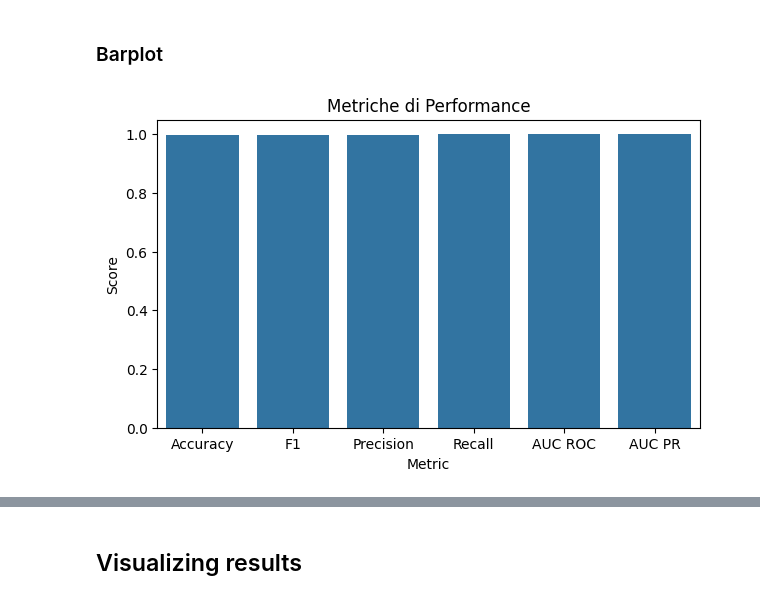
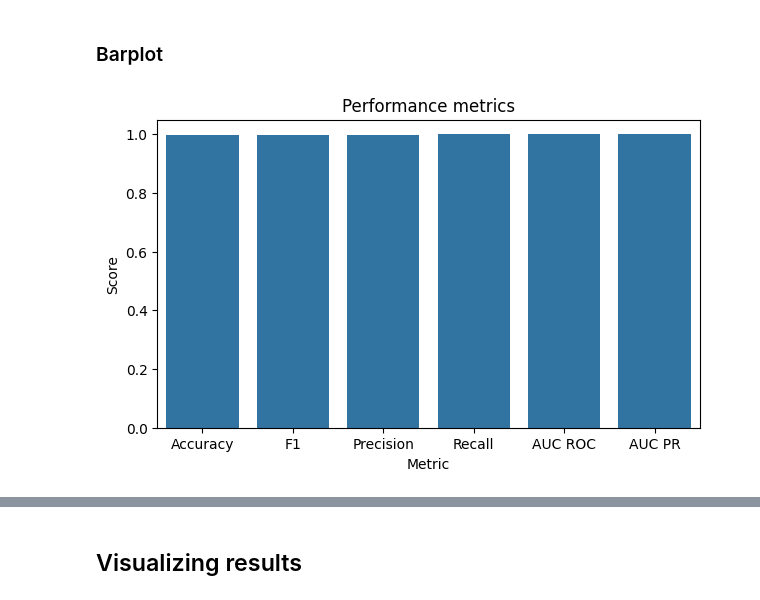
Before and after one commit to FedericoPrimo/Intrusion-Detection-Classifier, a Jupyter notebook: progetto.ipynb, the cells around one changed output, grey strips where cells are left out. Cells and saved outputs as stored; diff of their text form; code cells hidden in the pictures.

```diff
--- a/progetto.ipynb
+++ b/progetto.ipynb
@@ -87,10 +186,9 @@ y_filtered = y[mask]
 # %%
-X_filtered = X_filtered.drop(columns=['label'])
+# y_multiclass is the multiclass classification target variable
+# y_bin is the binary classification target variable
+y_multiclass = y_train.copy()
+y_bin = y_train.apply(lambda x: 1 if x == 'normal.' else 0)
 
-# y_multiclass is the multiclass classification target variable
-y_multiclass = y_filtered
-# y_bin is the binary classification target variable
-y_bin = y_filtered.apply(lambda x: 1 if x == 'normal.' else 0)
 print(y_bin.value_counts())
 # %% [output]
 label
@@ -161,0 +276,5 @@ Risultati comparativi cross-validation:
+# %%
+if os.path.exists("best_rf_params_bin.json"):
+  best_params_bin = load_gridsearch_results(prefix="rf", suffix="bin")
+else:
+  print("File 'best_rf_params_bin.json' not found.")
@@ -307,7 +444,7 @@ plt.show()
 # %% [markdown]
 ### ROC + AUC
 # %%
-fpr, tpr, thresholds = roc_curve(y_test, y_proba)
+fpr, tpr, thresholds = roc_curve(y_test_bin, y_proba)
 roc_auc = auc(fpr, tpr)
 plt.figure(figsize=(7,5))
 plt.plot(fpr, tpr, color='darkorange', lw=2, label=f"ROC curve (AUC = {roc_auc:.4f})")
@@ -324,7 +461,7 @@ plt.show()
 # %% [markdown]
 ### Precision-Recall Curve
 # %%
-precision, recall, thresholds_pr = precision_recall_curve(y_test, y_proba)
+precision, recall, thresholds_pr = precision_recall_curve(y_test_bin, y_proba)
 plt.figure(figsize=(7,5))
 plt.plot(recall, precision, lw=2, color='blue')
 plt.xlabel('Recall')
@@ -342,19 +479,19 @@ Area under Precision-Recall curve: 1.0000
 ### Barplot
 # %%
 metrics = {
-    'Accuracy': accuracy_score(y_test, y_pred),
-    'F1': f1_score(y_test, y_pred),
-    'Precision': precision_score(y_test, y_pred),
-    'Recall': recall_score(y_test, y_pred),
-    'AUC ROC': roc_auc,
-    'AUC PR': pr_auc
+  'Accuracy': accuracy_score(y_test_bin, y_pred),
+  'F1': f1_score(y_test_bin, y_pred),
+  'Precision': precision_score(y_test_bin, y_pred),
+  'Recall': recall_score(y_test_bin, y_pred),
+  'AUC ROC': roc_auc,
+  'AUC PR': pr_auc
 }
 metrics_df = pd.DataFrame(list(metrics.items()), columns=['Metric', 'Score'])
 
 plt.figure(figsize=(7,4))
 sns.barplot(x='Metric', y='Score', data=metrics_df)
 plt.ylim(0, 1.05)
-plt.title("Metriche di Performance")
+plt.title("Performance metrics")
 plt.show()
 # %% [output]
-[figure, old version]
+[figure, new version]
```
Also changed, not shown: parts of 32 cells of this notebook, 19 other files.
